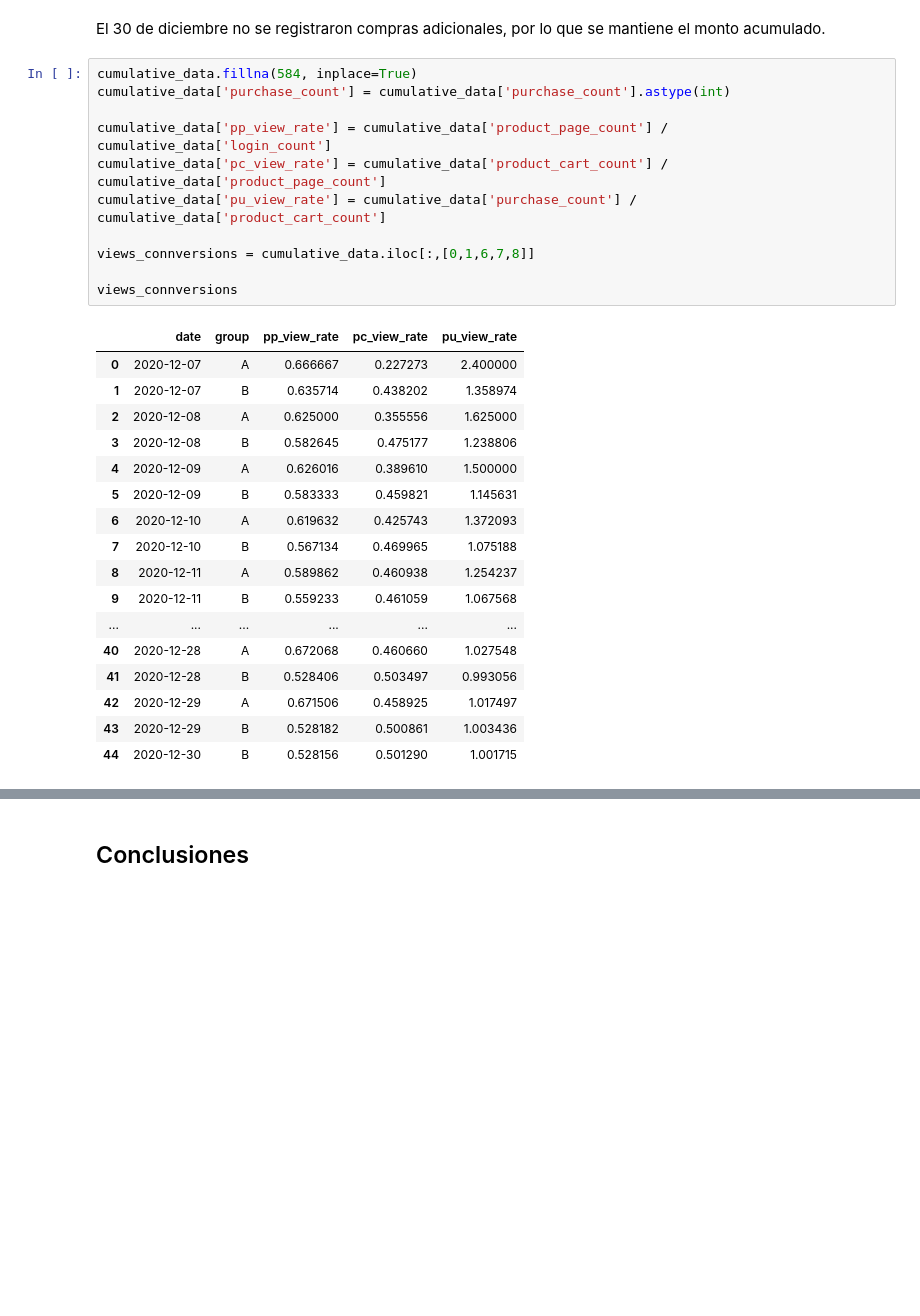
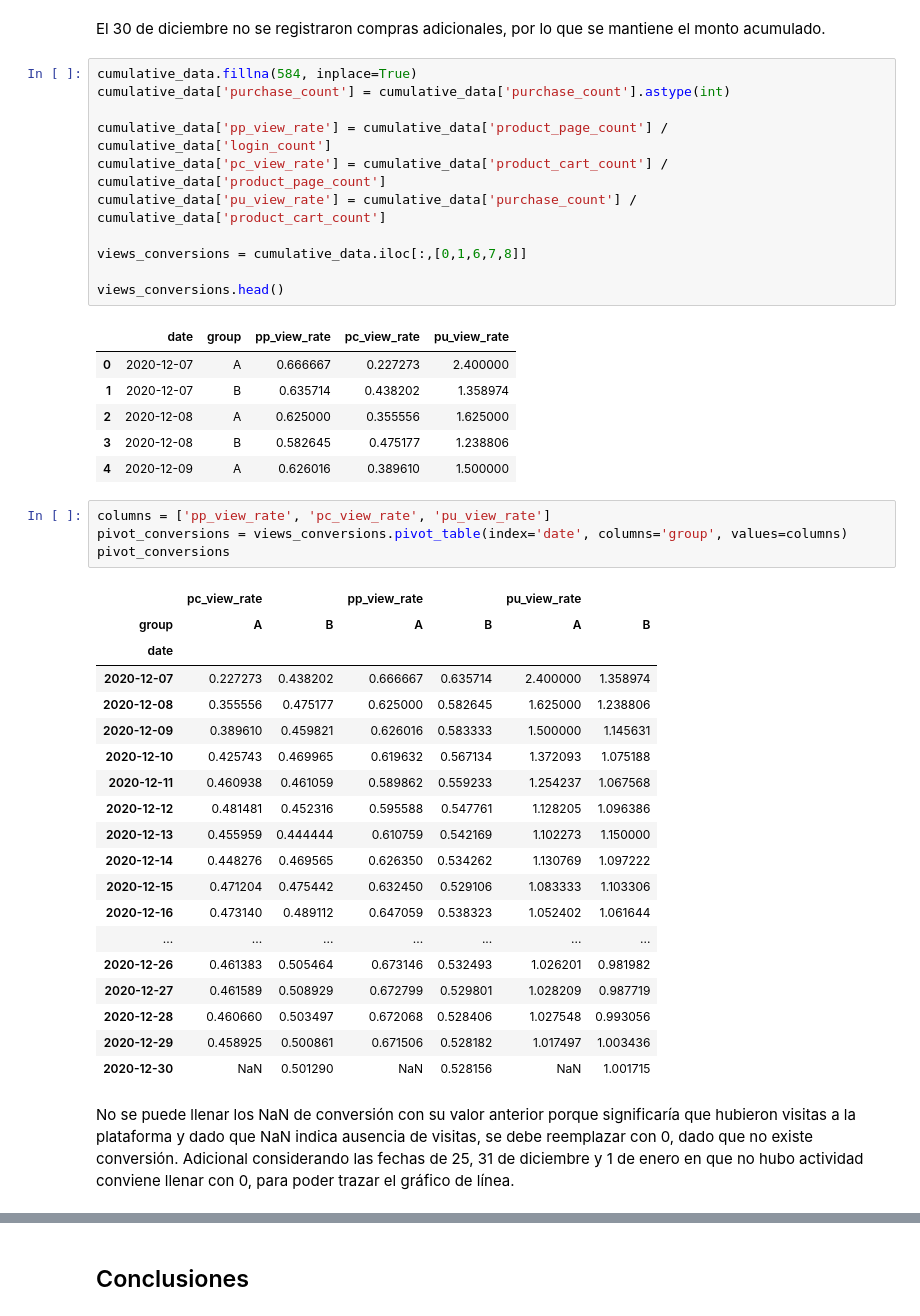
Before and after one commit to ScinDBad/DA_proyecto_final, a Jupyter notebook: test_ab.ipynb, the cells around one changed output, grey strips where cells are left out. Saved outputs shown, nothing was run; the diff lists cells and outputs as text; blank space fills up the shorter version.

```diff
--- a/test_ab.ipynb
+++ b/test_ab.ipynb
@@ -700,29 +702,44 @@ El 30 de diciembre no se registraron compras adicionales, por lo que se mantiene
 # %%
 cumulative_data.fillna(584, inplace=True)
 cumulative_data['purchase_count'] = cumulative_data['purchase_count'].astype(int)
 
 cumulative_data['pp_view_rate'] = cumulative_data['product_page_count'] / cumulative_data['login_count']
 cumulative_data['pc_view_rate'] = cumulative_data['product_cart_count'] / cumulative_data['product_page_count']
 cumulative_data['pu_view_rate'] = cumulative_data['purchase_count'] / cumulative_data['product_cart_count']
 
-views_connversions = cumulative_data.iloc[:,[0,1,6,7,8]]
+views_conversions = cumulative_data.iloc[:,[0,1,6,7,8]]
 
-views_connversions
+views_conversions.head()
 # %% [output]
 |  | date | group | pp_view_rate | pc_view_rate | pu_view_rate |
 | 0 | 2020-12-07 | A | 0.666667 | 0.227273 | 2.400000 |
 | 1 | 2020-12-07 | B | 0.635714 | 0.438202 | 1.358974 |
 | 2 | 2020-12-08 | A | 0.625000 | 0.355556 | 1.625000 |
 | 3 | 2020-12-08 | B | 0.582645 | 0.475177 | 1.238806 |
 | 4 | 2020-12-09 | A | 0.626016 | 0.389610 | 1.500000 |
-| 5 | 2020-12-09 | B | 0.583333 | 0.459821 | 1.145631 |
-| 6 | 2020-12-10 | A | 0.619632 | 0.425743 | 1.372093 |
-| 7 | 2020-12-10 | B | 0.567134 | 0.469965 | 1.075188 |
-| 8 | 2020-12-11 | A | 0.589862 | 0.460938 | 1.254237 |
-| 9 | 2020-12-11 | B | 0.559233 | 0.461059 | 1.067568 |
-| ... | ... | ... | ... | ... | ... |
-| 40 | 2020-12-28 | A | 0.672068 | 0.460660 | 1.027548 |
-| 41 | 2020-12-28 | B | 0.528406 | 0.503497 | 0.993056 |
-| 42 | 2020-12-29 | A | 0.671506 | 0.458925 | 1.017497 |
-| 43 | 2020-12-29 | B | 0.528182 | 0.500861 | 1.003436 |
-| 44 | 2020-12-30 | B | 0.528156 | 0.501290 | 1.001715 |
+# %%
+columns = ['pp_view_rate', 'pc_view_rate', 'pu_view_rate']
+pivot_conversions = views_conversions.pivot_table(index='date', columns='group', values=columns)
+pivot_conversions
+# %% [output]
+|  | pc_view_rate |  | pp_view_rate |  | pu_view_rate |  |
+| group | A | B | A | B | A | B |
+| date |  |  |  |  |  |  |
+| 2020-12-07 | 0.227273 | 0.438202 | 0.666667 | 0.635714 | 2.400000 | 1.358974 |
+| 2020-12-08 | 0.355556 | 0.475177 | 0.625000 | 0.582645 | 1.625000 | 1.238806 |
+| 2020-12-09 | 0.389610 | 0.459821 | 0.626016 | 0.583333 | 1.500000 | 1.145631 |
+| 2020-12-10 | 0.425743 | 0.469965 | 0.619632 | 0.567134 | 1.372093 | 1.075188 |
+| 2020-12-11 | 0.460938 | 0.461059 | 0.589862 | 0.559233 | 1.254237 | 1.067568 |
+| 2020-12-12 | 0.481481 | 0.452316 | 0.595588 | 0.547761 | 1.128205 | 1.096386 |
+| 2020-12-13 | 0.455959 | 0.444444 | 0.610759 | 0.542169 | 1.102273 | 1.150000 |
+| 2020-12-14 | 0.448276 | 0.469565 | 0.626350 | 0.534262 | 1.130769 | 1.097222 |
+| 2020-12-15 | 0.471204 | 0.475442 | 0.632450 | 0.529106 | 1.083333 | 1.103306 |
+| 2020-12-16 | 0.473140 | 0.489112 | 0.647059 | 0.538323 | 1.052402 | 1.061644 |
+| ... | ... | ... | ... | ... | ... | ... |
+| 2020-12-26 | 0.461383 | 0.505464 | 0.673146 | 0.532493 | 1.026201 | 0.981982 |
+| 2020-12-27 | 0.461589 | 0.508929 | 0.672799 | 0.529801 | 1.028209 | 0.987719 |
+| 2020-12-28 | 0.460660 | 0.503497 | 0.672068 | 0.528406 | 1.027548 | 0.993056 |
+| 2020-12-29 | 0.458925 | 0.500861 | 0.671506 | 0.528182 | 1.017497 | 1.003436 |
+| 2020-12-30 | NaN | 0.501290 | NaN | 0.528156 | NaN | 1.001715 |
+# %% [markdown]
+No se puede llenar los NaN de conversión con su valor anterior porque significaría que hubieron visitas a la plataforma y dado que NaN indica ausencia de visitas, se debe reemplazar con 0, dado que no existe conversión. Adicional considerando las fechas de 25, 31 de diciembre y 1 de enero en que no hubo actividad conviene llenar con 0, para poder trazar el gráfico de línea.
```
Also changed, not shown: parts of 8 cells of this notebook.
